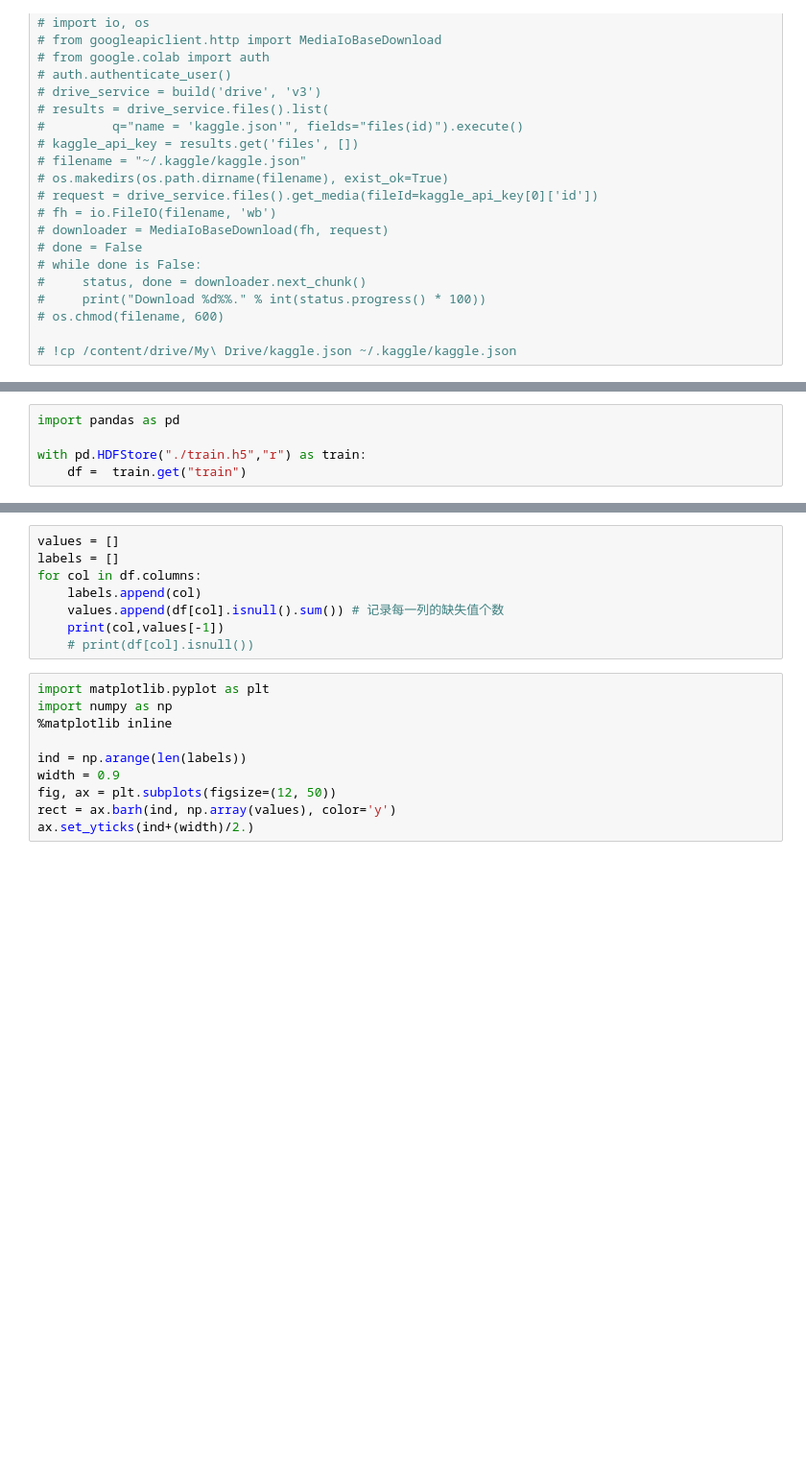
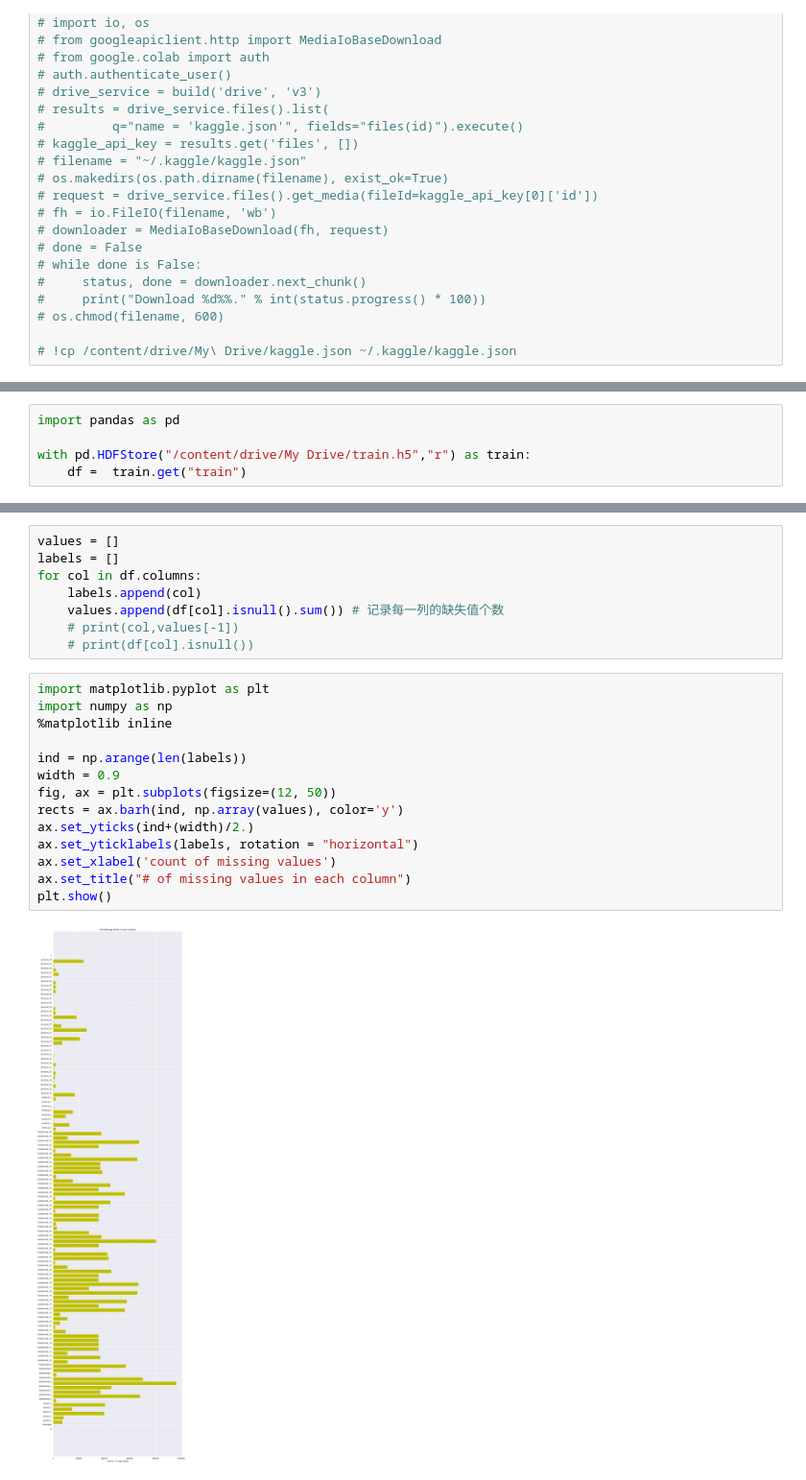
Before and after one commit to Sun-Jiankun/TimeSeriesForecasting, a Jupyter notebook: kaggle_two_sigma_using_kagglegym.ipynb, the cells around one changed output, grey strips where cells are left out. Shown: that part at 96% size. Cells and saved outputs as stored; diff of their text form; blank space fills up the shorter version.

```diff
--- a/kaggle_two_sigma_using_kagglegym.ipynb
+++ b/kaggle_two_sigma_using_kagglegym.ipynb
@@ -45,7 +52,7 @@ drive.mount('/content/drive')
 # %%
 import pandas as pd
 
-with pd.HDFStore("./train.h5","r") as train:
+with pd.HDFStore("/content/drive/My Drive/train.h5","r") as train:
     df =  train.get("train")
 # %%
 len(df)
@@ -58,15 +74,21 @@ labels = []
 for col in df.columns:
     labels.append(col)
     values.append(df[col].isnull().sum()) # 记录每一列的缺失值个数
-    print(col,values[-1])
+    # print(col,values[-1])
     # print(df[col].isnull())
 # %%
 import matplotlib.pyplot as plt
 import numpy as np
 %matplotlib inline
 
 ind = np.arange(len(labels))
 width = 0.9
 fig, ax = plt.subplots(figsize=(12, 50))
-rect = ax.barh(ind, np.array(values), color='y')
+rects = ax.barh(ind, np.array(values), color='y')
 ax.set_yticks(ind+(width)/2.)
+ax.set_yticklabels(labels, rotation = "horizontal")
+ax.set_xlabel('count of missing values')
+ax.set_title("# of missing values in each column")
+plt.show()
+# %% [output]
+[figure, added]
```
Also changed, not shown: parts of 10 cells of this notebook.
